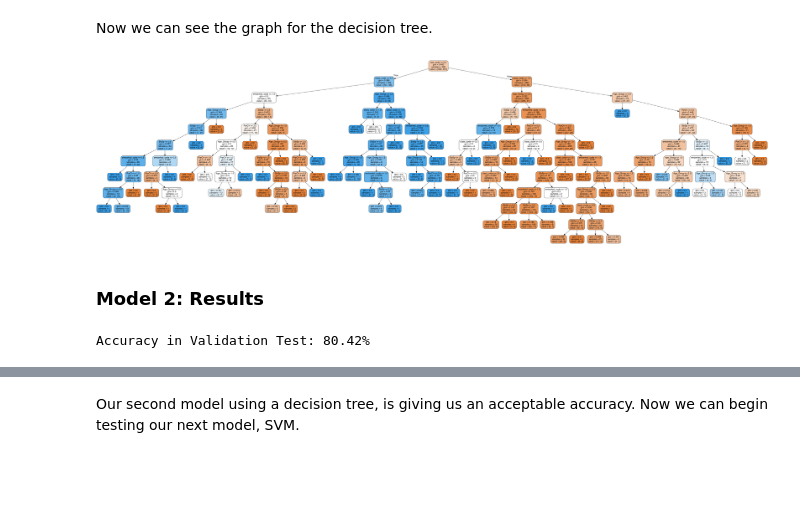
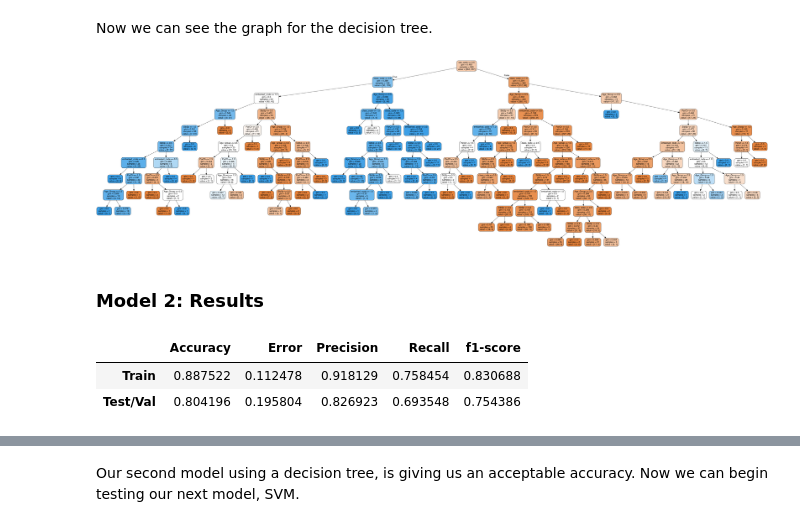
Before and after one commit to joser834/Data-Science, a Jupyter notebook: MS_DataScience/Titanic_Prediction/Titanic_Prediction_Ensemble_Learning.ipynb, the cells around one changed output, grey strips where cells are left out. Drawn from its saved outputs; the diff is of its cells as text; code cells hidden in the pictures; blank space fills up the shorter version.

Commit message:
train metrics

```diff
--- a/MS_DataScience/Titanic_Prediction/Titanic_Prediction_Ensemble_Learning.ipynb
+++ b/MS_DataScience/Titanic_Prediction/Titanic_Prediction_Ensemble_Learning.ipynb
@@ -493,65 +509,82 @@ def dtree_train(X_train, y_train, X_test, y_test, exp_name):
 
     dtree = DecisionTreeClassifier()
     dtree.fit(X_train, y_train)
+
+    #Predict for the Train set
+    dtree_pred_train = dtree.predict(X_train)
+
     #We need to predict if the passenger survived, so we pass the function predict to the Test set.
     dtree_pred = dtree.predict(X_test)
-    dtree_accuracy = accuracy_score(y_test, dtree_pred)
+
+    train_results = {
+        'Accuracy': accuracy_score(y_train, dtree_pred_train),
+        'Error': 1 - accuracy_score(y_train, dtree_pred_train),
+        'Precision': precision_score(y_train, dtree_pred_train),
+        'Recall': recall_score(y_train, dtree_pred_train),
+        'f1-score': f1_score(y_train, dtree_pred_train)
+    }
+
     log_info = {
         'Name': exp_name,
         'Description': 'Decision Tree Model for Titanic Survival Prediction',
         'Configuration': 'dtree_reg:' + '_'.join(np.array(X_train.columns)),
         'Results': {
-            'accuracy': dtree_accuracy,
-            'error': 1 - dtree_accuracy,
-            'precision': precision_score(y_test, dtree_pred),
-            'recall': recall_score(y_test, dtree_pred),
+            'Accuracy': accuracy_score(y_test, dtree_pred),
+            'Error': 1 - accuracy_score(y_test, dtree_pred),
+            'Precision': precision_score(y_test, dtree_pred),
+            'Recall': recall_score(y_test, dtree_pred),
             'f1-score': f1_score(y_test, dtree_pred)
         }
     }
     log = log.append(log_info, ignore_index=True)
 
+    train = pd.DataFrame(train_results, index = ['Train'])
+    test = pd.DataFrame(log_info['Results'], index = ['Test/Val'])
+
+    results = pd.concat([train, test], axis = 0)
+
     joblib.dump(dtree, log_info['Configuration']+'.pkl')
 
-    return(dtree, dtree_pred, dtree_accuracy, log_info)
+    return(dtree, dtree_pred, log_info, results)
 # %%
-dtree = dtree_train(
-    X_train.drop(['Age_Norm', 'Fare_Norm', 'Fare_Group'], axis = 1),
-    y_train,
-    X_val.drop(['Age_Norm', 'Fare_Norm', 'Fare_Group'], axis = 1),
-    y_val,
-    exp_name = 'dtree_experiment_6'
+dtree_model = dtree_train(
+    X_train = X_train.drop(['Age_Norm', 'Fare_Norm', 'Fare_Group'], axis = 1),
+    y_train = y_train,
+    X_test = X_val.drop(['Age_Norm', 'Fare_Norm', 'Fare_Group'], axis = 1),
+    y_test = y_val,
+    exp_name = 'dtree_experiment_3'
 )
 # %% [markdown]
 Now we can see the graph for the decision tree.
 # %%
 from IPython.display import Image
 from sklearn.externals.six import StringIO
 from sklearn.tree import export_graphviz
 import pydot
 
 features = list(X_train.drop(['Age_Norm', 'Fare_Norm', 'Fare_Group'], axis = 1).columns[0:])
 
 dot_data = StringIO()
 export_graphviz(
-    dtree[0],
+    dtree_model[0],
     out_file = dot_data,
     feature_names = features,
     filled = True,
     rounded = True
 )
 
 graph = pydot.graph_from_dot_data(dot_data.getvalue())
 Image(graph[0].create_png())
 # %% [output]
-[figure, old version]
+[figure, new version]
 # %% [markdown]
 ### Model 2: Results
-# %%
-print('Accuracy in Validation Test: ',
-      round(100*dtree[2], 2),
-      '%', sep = '')
-# %% [output]
-Accuracy in Validation Test: 80.42%
+# %%
+dtree_model[3]
+# %% [output]
+|  | Accuracy | Error | Precision | Recall | f1-score |
+| Train | 0.887522 | 0.112478 | 0.918129 | 0.758454 | 0.830688 |
+| Test/Val | 0.804196 | 0.195804 | 0.826923 | 0.693548 | 0.754386 |
 # %%
 #Check the experiments log
 log
```
Also changed, not shown: parts of 7 cells of this notebook, 3 other files.
